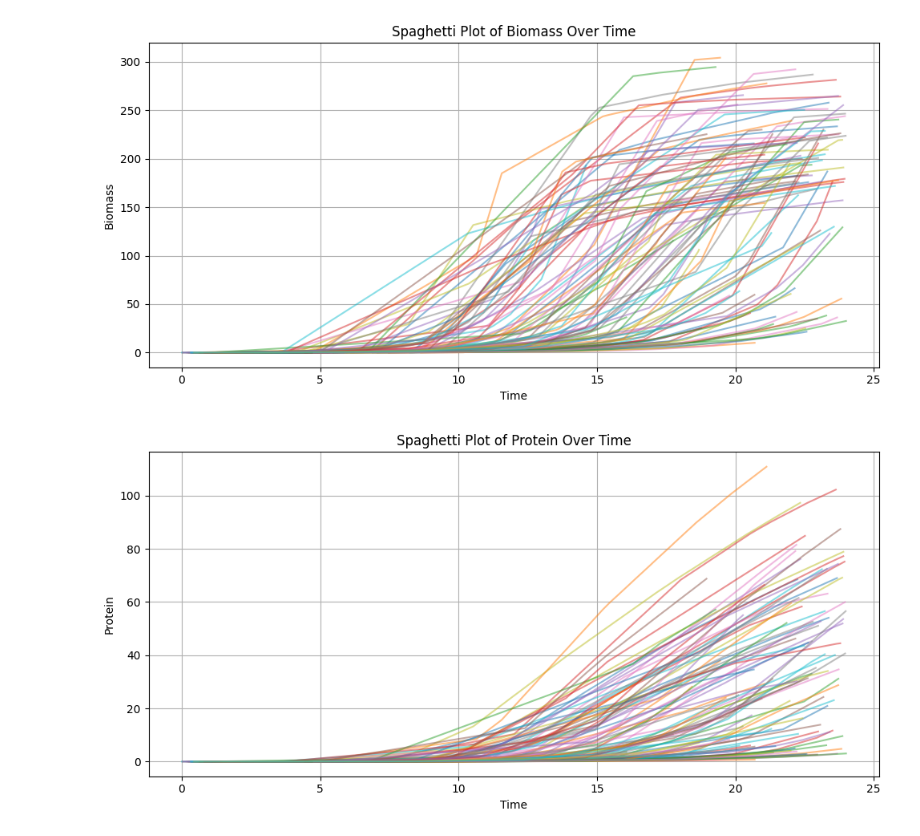
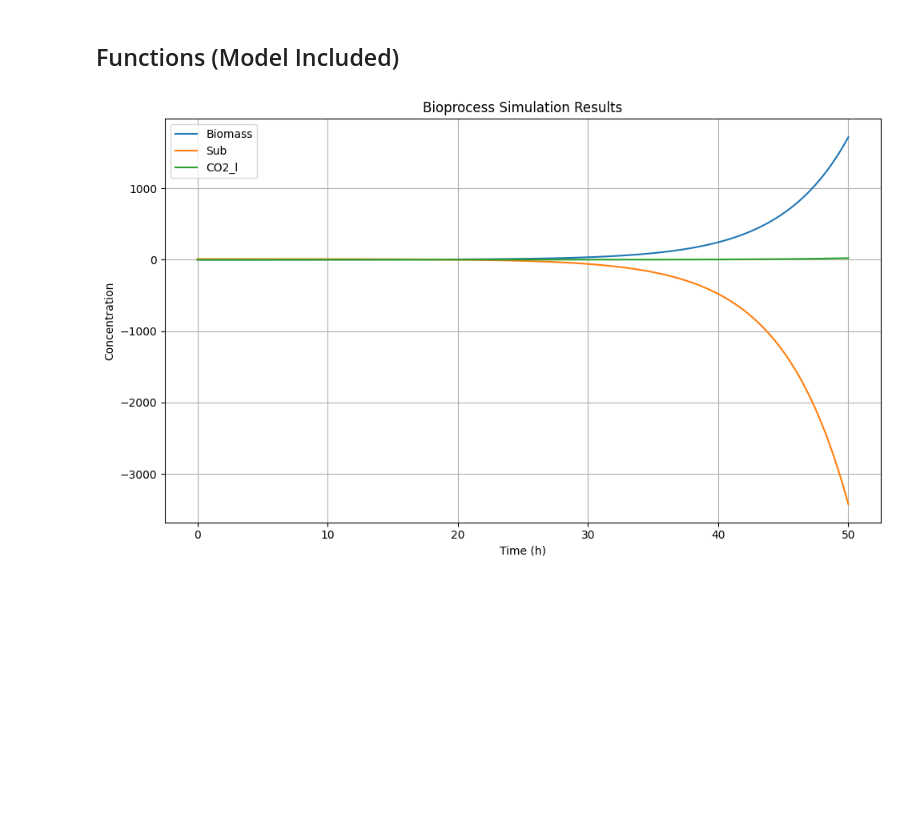
Before and after one commit to brsynth/PINN-v2, a Jupyter notebook: playground.ipynb, the cells around one changed output. Cells and saved outputs as stored; diff of their text form; code cells hidden in the pictures; blank space fills up the shorter version.

Commit message:
Lorena's model reimplementation in playground.ipynb

```diff
--- a/playground.ipynb
+++ b/playground.ipynb
@@ -400,26 +18,2 @@ plt.show()
-# %%
-
-# Spaghetti plot for Biomass
-plt.figure(figsize=(10, 5))
-for i in range(len(df)):
-    plt.plot(time_ticks.iloc[i], biomass.iloc[i], alpha=0.5)
-plt.title("Spaghetti Plot of Biomass Over Time")
-plt.xlabel("Time")
-plt.ylabel("Biomass")
-plt.grid(True)
-plt.tight_layout()
-plt.show()
-
-# Spaghetti plot for Protein
-plt.figure(figsize=(10, 5))
-for i in range(len(df)):
-    plt.plot(time_ticks.iloc[i], protein.iloc[i], alpha=0.5)
-plt.title("Spaghetti Plot of Protein Over Time")
-plt.xlabel("Time")
-plt.ylabel("Protein")
-plt.grid(True)
-plt.tight_layout()
-plt.show()
-# %% [output]
-[figure, removed]
-[figure, removed]
+# %% [markdown]
+## Functions (Model Included)
@@ -425,0 +158,25 @@ plt.show()
+# %%
+# Time span and evaluation points
+t_span = (0, 50)
+t_eval = np.linspace(*t_span, 500)
+
+# Solve ODEs
+sol = solve_ivp(lambda t, y: bioprocess_odes(t, y, params), t_span, y0, t_eval=t_eval, method='RK45')
+
+# Format results into DataFrame
+df = pd.DataFrame(sol.y.T, columns=list(y0_dict.keys()))
+df.insert(0, "Time", sol.t)
+
+# Plot example: Biomass, Sub, CO2_l
+plt.figure(figsize=(10, 6))
+for var in ["Biomass", "Sub", "CO2_l"]:
+    plt.plot(df["Time"], df[var], label=var)
+plt.xlabel("Time (h)")
+plt.ylabel("Concentration")
+plt.title("Bioprocess Simulation Results")
+plt.legend()
+plt.grid(True)
+plt.tight_layout()
+plt.show()
+# %% [output]
+[figure, added]
```
Also changed, not shown: parts of 13 cells of this notebook, 25 other files.
